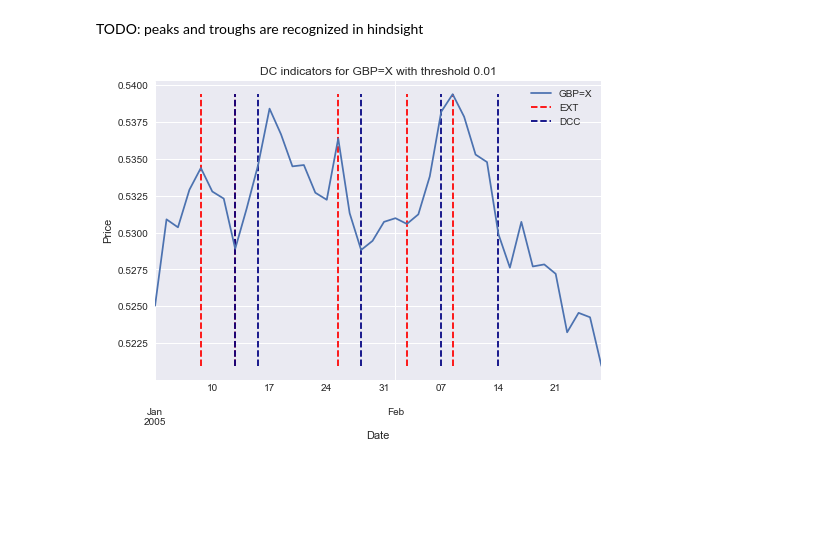
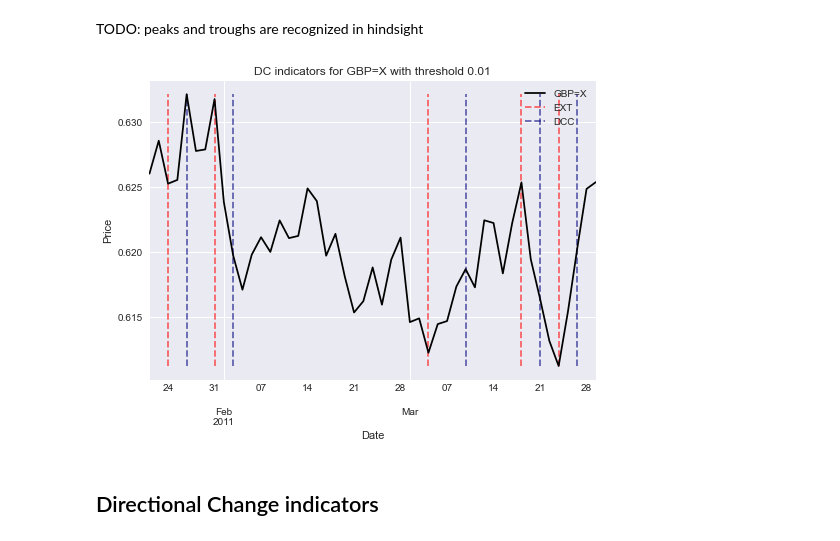
Before and after one commit to uday-31/detecting-market-regime-changes, a Jupyter notebook: detecting-regime-change.ipynb, the cells around one changed output. Drawn from its saved outputs; the diff is of its cells as text; code cells hidden in the pictures; blank space fills up the shorter version.

Commit message:
add DC indicators

```diff
--- a/detecting-regime-change.ipynb
+++ b/detecting-regime-change.ipynb
@@ -99,19 +99,21 @@ for ticker in TICKERS:
     dcc[ticker], ext[ticker] = get_DC_data(df_ts[ticker], THETA)
 # %%
 # example
-sample_ts = df_ts[TEST_TICKER][:40]
+sample_ts = df_ts[TEST_TICKER][1551:1600]
 last_date = sample_ts.index[-1]
 sample_dcc = dcc[TEST_TICKER].loc[:last_date].index
 sample_ext = ext[TEST_TICKER].loc[:last_date].index
 
 fig,ax = plt.subplots()
-sample_ts.plot(ax=ax)
+sample_ts.plot(ax=ax, color ='black')
 ymin, ymax = sample_ts.min(), sample_ts.max()
-ax.vlines(sample_ext, ymin, ymax, 'r','dashed',label='EXT')
-ax.vlines(sample_dcc, ymin, ymax, 'navy','dashed',label='DCC')
+ax.vlines(sample_ext, ymin, ymax, 'r','dashed',label='EXT',alpha=0.6)
+ax.vlines(sample_dcc, ymin, ymax, 'navy','dashed',label='DCC',alpha=0.6)
 ax.set_title(f"DC indicators for {TEST_TICKER} with threshold {THETA}")
 ax.set_ylabel("Price")
 ax.legend()
 plt.show()
 # %% [output]
-[figure, old version]
+[figure, new version]
+# %% [markdown]
+## Directional Change indicators
```
Also changed, not shown: parts of 3 cells of this notebook.
